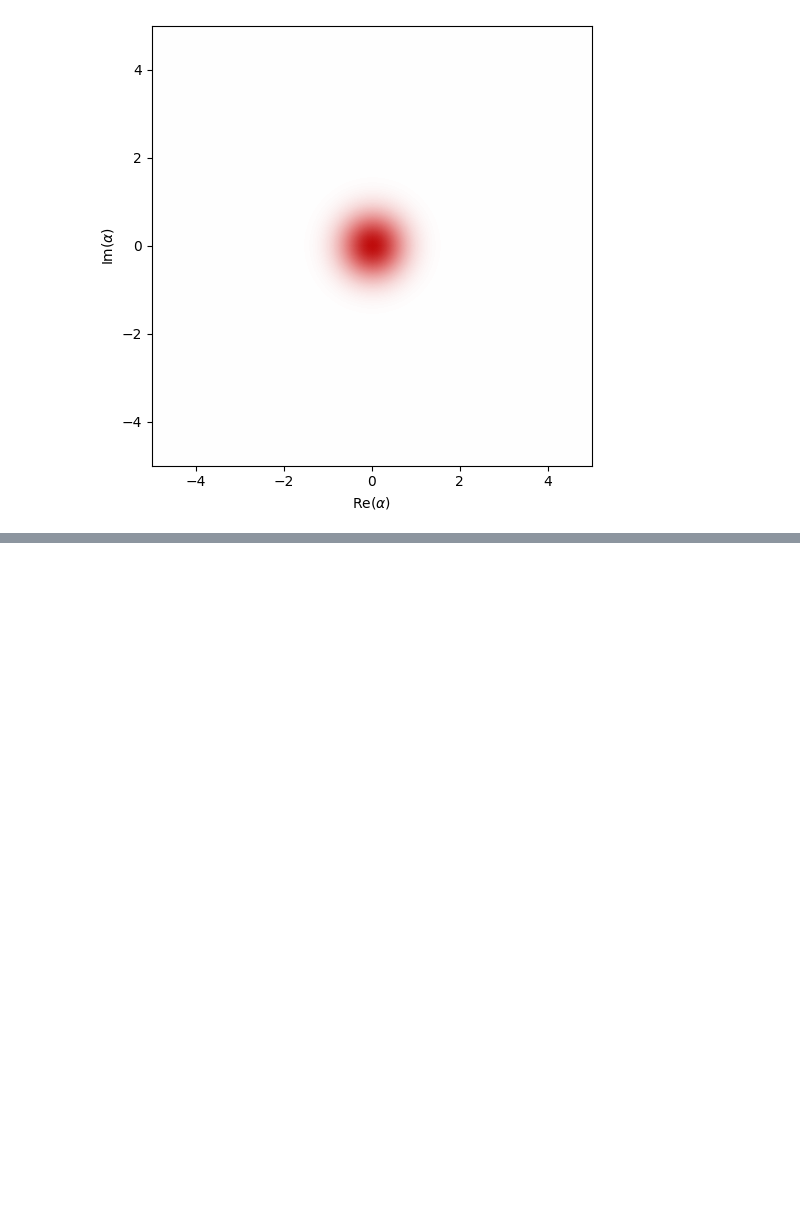
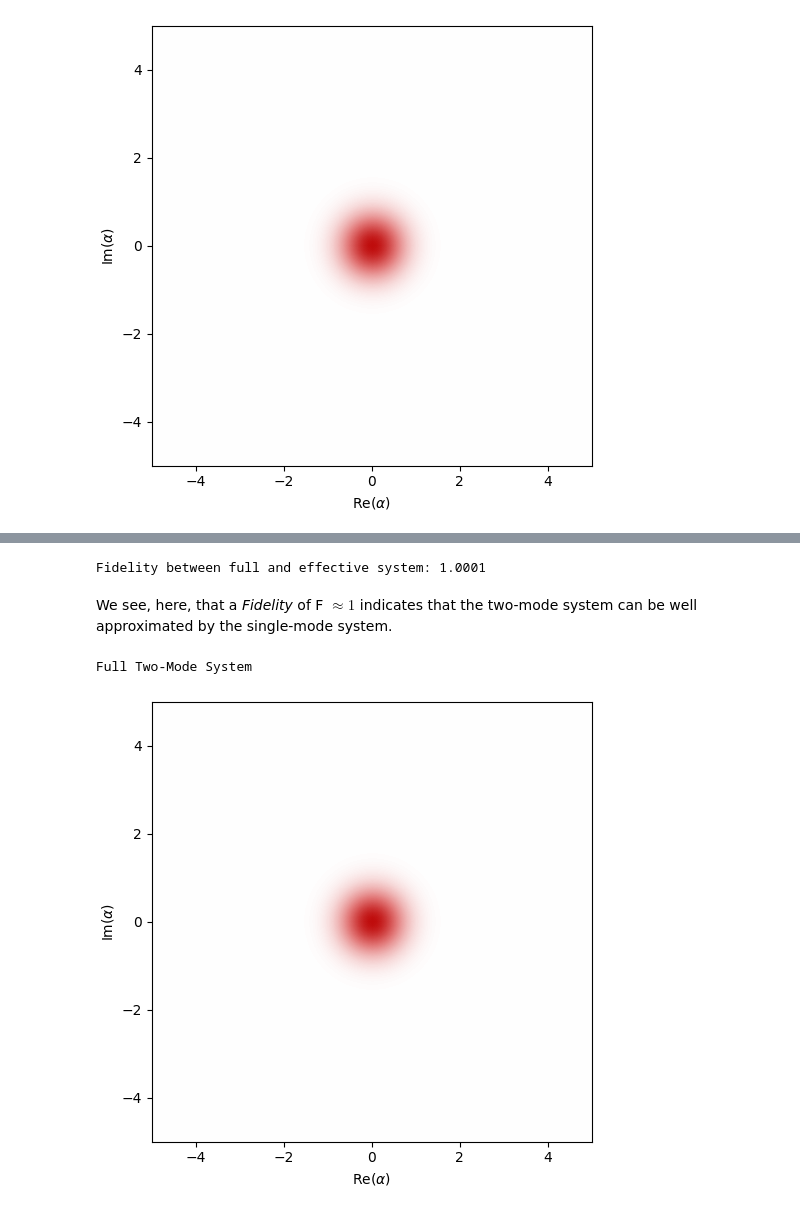
Before and after one commit to iQuHACK/2025-Alice-and-Bob, a Jupyter notebook: submissions/QuantCow/PlayGround.ipynb, the cells around one changed output, grey strips where cells are left out. Saved outputs shown, nothing was run; the diff lists cells and outputs as text; code cells hidden in the pictures; blank space fills up the shorter version.

```diff
--- a/submissions/QuantCow/PlayGround.ipynb
+++ b/submissions/QuantCow/PlayGround.ipynb
@@ -119,0 +169,14 @@ plt.show()
+# %%
+# Calculate the fidelity of the full and effective system
+F = dq.fidelity(rho_a[-1], res_eff.states[-1])
+print(f"Fidelity between full and effective system: {F:.4f}")
+# %% [output]
+Fidelity between full and effective system: 1.0001
+# %% [markdown]
+We see, here, that a *Fidelity* of F $\approx 1$ indicates that the two-mode system can be well approximated by the single-mode system.
+# %%
+print("Full Two-Mode System")
+dq.plot.wigner_gif(rho_a, gif_duration = 2, fps=24)
+# %% [output]
+Full Two-Mode System
+[figure, added]
```
Also changed, not shown: parts of 8 cells of this notebook, 1 other file.
